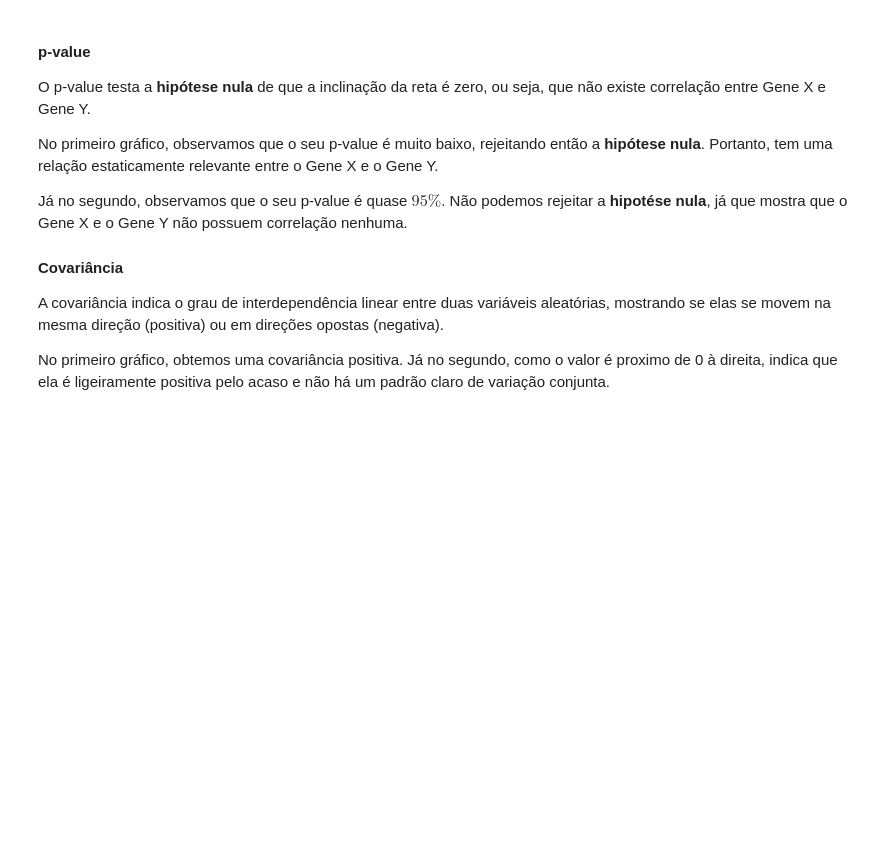
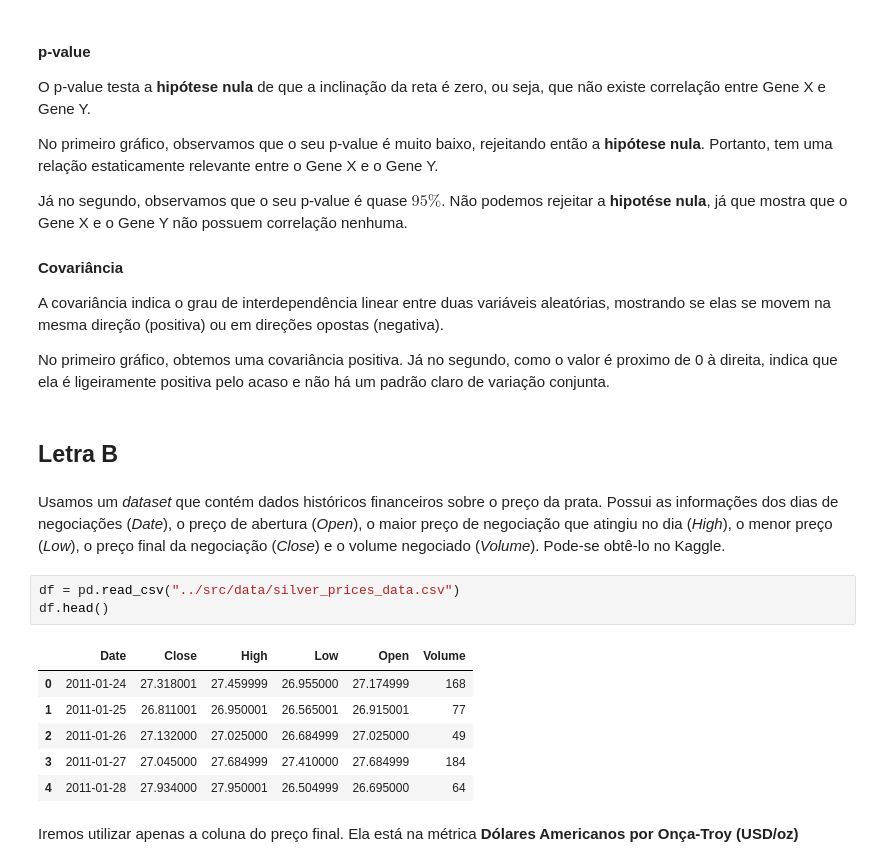
Before and after one commit to kmiepng/Matematica-Computacional, a Jupyter notebook: Atividades/atividade_2_2.ipynb, the cells around one changed output. Saved outputs shown, nothing was run; the diff lists cells and outputs as text; blank space fills up the shorter version.

```diff
--- a/Atividades/atividade_2_2.ipynb
+++ b/Atividades/atividade_2_2.ipynb
@@ -93,3 +94,19 @@ Já no segundo, observamos que o seu p-value é quase $95\%$. Não podemos rejei
 A covariância indica o grau de interdependência linear entre duas variáveis aleatórias, mostrando se elas se movem na mesma direção (positiva) ou em direções opostas (negativa).
 
 No primeiro gráfico, obtemos uma covariância positiva. Já no segundo, como o valor é proximo de 0 à direita, indica que ela é ligeiramente positiva pelo acaso e não há um padrão claro de variação conjunta.
+# %% [markdown]
+## Letra B
+# %% [markdown]
+Usamos um *dataset* que contém dados históricos financeiros sobre o preço da prata. Possui as informações dos dias de negociações (*Date*), o preço de abertura (*Open*), o maior preço de negociação que atingiu no dia (*High*), o menor preço (*Low*), o preço final da negociação (*Close*) e o volume negociado (*Volume*). Pode-se obtê-lo no Kaggle.
+# %%
+df = pd.read_csv("../src/data/silver_prices_data.csv")
+df.head()
+# %% [output]
+|  | Date | Close | High | Low | Open | Volume |
+| 0 | 2011-01-24 | 27.318001 | 27.459999 | 26.955000 | 27.174999 | 168 |
+| 1 | 2011-01-25 | 26.811001 | 26.950001 | 26.565001 | 26.915001 | 77 |
+| 2 | 2011-01-26 | 27.132000 | 27.025000 | 26.684999 | 27.025000 | 49 |
+| 3 | 2011-01-27 | 27.045000 | 27.684999 | 27.410000 | 27.684999 | 184 |
+| 4 | 2011-01-28 | 27.934000 | 27.950001 | 26.504999 | 26.695000 | 64 |
+# %% [markdown]
+Iremos utilizar apenas a coluna do preço final. Ela está na métrica **Dólares Americanos por Onça-Troy (USD/oz)**
```
Also changed, not shown: parts of 8 cells of this notebook, 2 other files.
